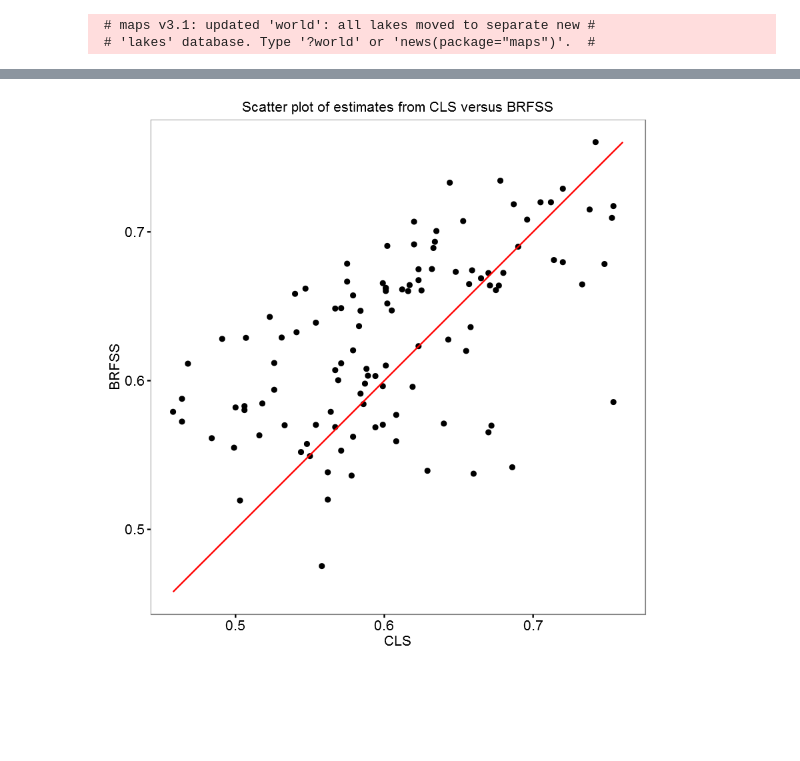
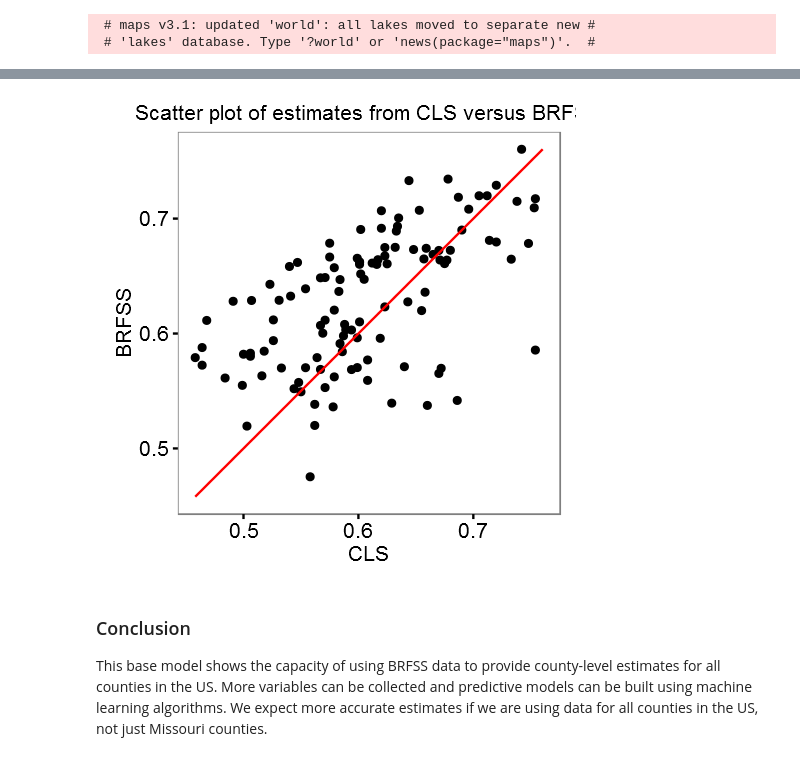
Before and after one commit to snowdustdj/county_level_estimates, a Jupyter notebook: Using State-level BRFSS to Produce County-level estimates.ipynb, the cells around one changed output, grey strips where cells are left out. Drawn from its saved outputs; the diff is of its cells as text; code cells hidden in the pictures; blank space fills up the shorter version.

```diff
--- a/Using State-level BRFSS to Produce County-level estimates.ipynb
+++ b/Using State-level BRFSS to Produce County-level estimates.ipynb
@@ -288,28 +402,32 @@ print(v_plot)
 # %%
 fake_p = seq(min(all_p),max(all_p),length.out = length(p_est_cls))
 sample_county = apply(n_mat, 1, sum)
 sample_county_cat = cut(sample_county,breaks=c(-1,0,10,20,30,100,1000),include.lowest = TRUE)
 levels(sample_county_cat) = c('0','1~10', '11~20', '21~30', '31~100', '100+')
 scatter_df = data.frame(cls = p_est_cls, brfss = p_mean_2, sample_size_cat = sample_county_cat, sample_size=sample_county,
                         fake_x = fake_p,fake_y = fake_p)
 
 scatter_plot = ggplot(data=scatter_df, aes(x=p_est_cls, y=brfss))+
   geom_point(colour="black")+
   geom_line(aes(x=fake_x,y=fake_y),colour='red')+
   xlab('CLS')+
   ylab('BRFSS')+
   theme_bw()+
   coord_fixed()+
   theme(plot.title = element_text(size=12),
         strip.text.x = element_text(size = 7, colour = "black", angle = 0),
         legend.text = element_text(size=10),
         axis.text=element_text(size=12),
         panel.background = element_blank(),
         panel.grid.major = element_blank(),
         panel.grid.minor = element_blank(),
         strip.background = element_rect(fill="grey90"),
         legend.position = "right")+
   ggtitle('Scatter plot of estimates from CLS versus BRFSS')
+options(repr.plot.width=4, repr.plot.height=4)
 print(scatter_plot)
 # %% [output]
-[figure, old version]
+[figure, new version]
+# %% [markdown]
+### Conclusion
+This base model shows the capacity of using BRFSS data to provide county-level estimates for all counties in the US. More variables can be collected and predictive models can be built using machine learning algorithms. We expect more accurate estimates if we are using data for all counties in the US, not just Missouri counties.
```
Also changed, not shown: parts of 16 cells of this notebook.
